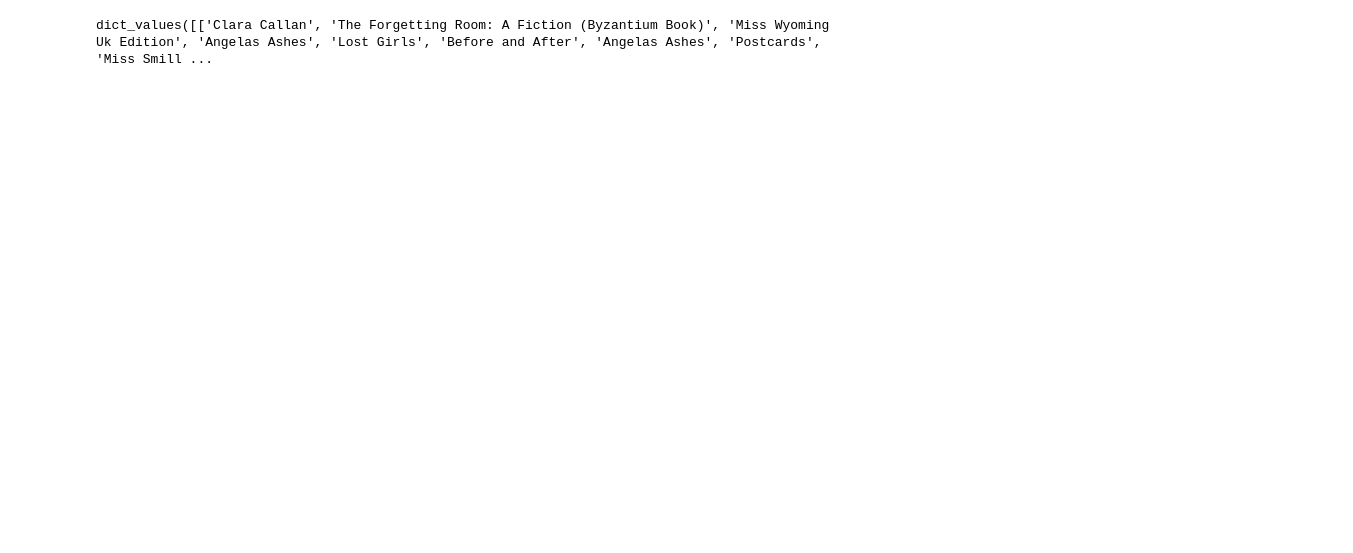
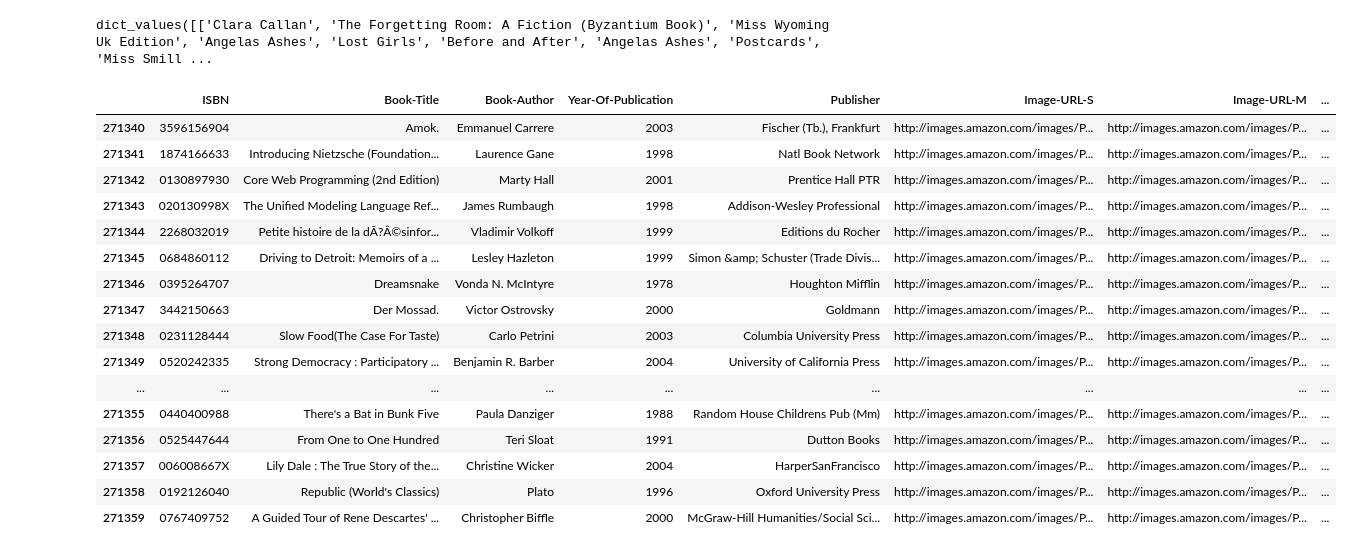
Before and after one commit to AnshulSGarg/Book-Recommender-System, a Jupyter notebook: Recommender_Model.ipynb, the cells around one changed output. Saved outputs shown, nothing was run; the diff lists cells and outputs as text; code cells hidden in the pictures; blank space fills up the shorter version.

```diff
--- a/Recommender_Model.ipynb
+++ b/Recommender_Model.ipynb
@@ -677,0 +684,20 @@ dict_values([['Clara Callan', 'The Forgetting Room: A Fiction (Byzantium Book)',
+# %%
+books_df.iloc[-20:]
+# %% [output]
+|  | ISBN | Book-Title | Book-Author | Year-Of-Publication | Publisher | Image-URL-S | Image-URL-M | ... |
+| 271340 | 3596156904 | Amok. | Emmanuel Carrere | 2003 | Fischer (Tb.), Frankfurt | http://images.amazon.com/images/P... | http://images.amazon.com/images/P... | ... |
+| 271341 | 1874166633 | Introducing Nietzsche (Foundation... | Laurence Gane | 1998 | Natl Book Network | http://images.amazon.com/images/P... | http://images.amazon.com/images/P... | ... |
+| 271342 | 0130897930 | Core Web Programming (2nd Edition) | Marty Hall | 2001 | Prentice Hall PTR | http://images.amazon.com/images/P... | http://images.amazon.com/images/P... | ... |
+| 271343 | 020130998X | The Unified Modeling Language Ref... | James Rumbaugh | 1998 | Addison-Wesley Professional | http://images.amazon.com/images/P... | http://images.amazon.com/images/P... | ... |
+| 271344 | 2268032019 | Petite histoire de la dÃ?Â©sinfor... | Vladimir Volkoff | 1999 | Editions du Rocher | http://images.amazon.com/images/P... | http://images.amazon.com/images/P... | ... |
+| 271345 | 0684860112 | Driving to Detroit: Memoirs of a ... | Lesley Hazleton | 1999 | Simon &amp; Schuster (Trade Divis... | http://images.amazon.com/images/P... | http://images.amazon.com/images/P... | ... |
+| 271346 | 0395264707 | Dreamsnake | Vonda N. McIntyre | 1978 | Houghton Mifflin | http://images.amazon.com/images/P... | http://images.amazon.com/images/P... | ... |
+| 271347 | 3442150663 | Der Mossad. | Victor Ostrovsky | 2000 | Goldmann | http://images.amazon.com/images/P... | http://images.amazon.com/images/P... | ... |
+| 271348 | 0231128444 | Slow Food(The Case For Taste) | Carlo Petrini | 2003 | Columbia University Press | http://images.amazon.com/images/P... | http://images.amazon.com/images/P... | ... |
+| 271349 | 0520242335 | Strong Democracy : Participatory ... | Benjamin R. Barber | 2004 | University of California Press | http://images.amazon.com/images/P... | http://images.amazon.com/images/P... | ... |
+| ... | ... | ... | ... | ... | ... | ... | ... | ... |
+| 271355 | 0440400988 | There's a Bat in Bunk Five | Paula Danziger | 1988 | Random House Childrens Pub (Mm) | http://images.amazon.com/images/P... | http://images.amazon.com/images/P... | ... |
+| 271356 | 0525447644 | From One to One Hundred | Teri Sloat | 1991 | Dutton Books | http://images.amazon.com/images/P... | http://images.amazon.com/images/P... | ... |
+| 271357 | 006008667X | Lily Dale : The True Story of the... | Christine Wicker | 2004 | HarperSanFrancisco | http://images.amazon.com/images/P... | http://images.amazon.com/images/P... | ... |
+| 271358 | 0192126040 | Republic (World's Classics) | Plato | 1996 | Oxford University Press | http://images.amazon.com/images/P... | http://images.amazon.com/images/P... | ... |
+| 271359 | 0767409752 | A Guided Tour of Rene Descartes' ... | Christopher Biffle | 2000 | McGraw-Hill Humanities/Social Sci... | http://images.amazon.com/images/P... | http://images.amazon.com/images/P... | ... |
```
Also changed, not shown: parts of 8 cells of this notebook.
